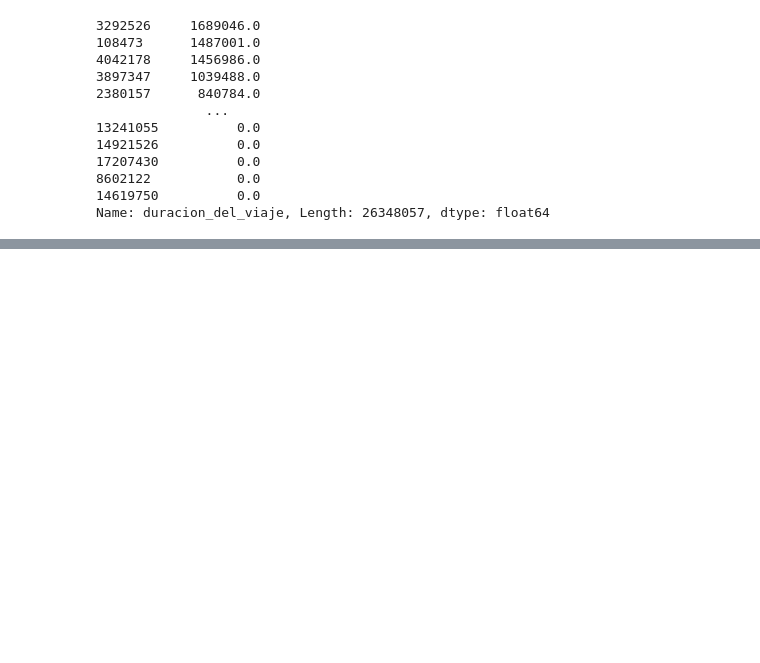
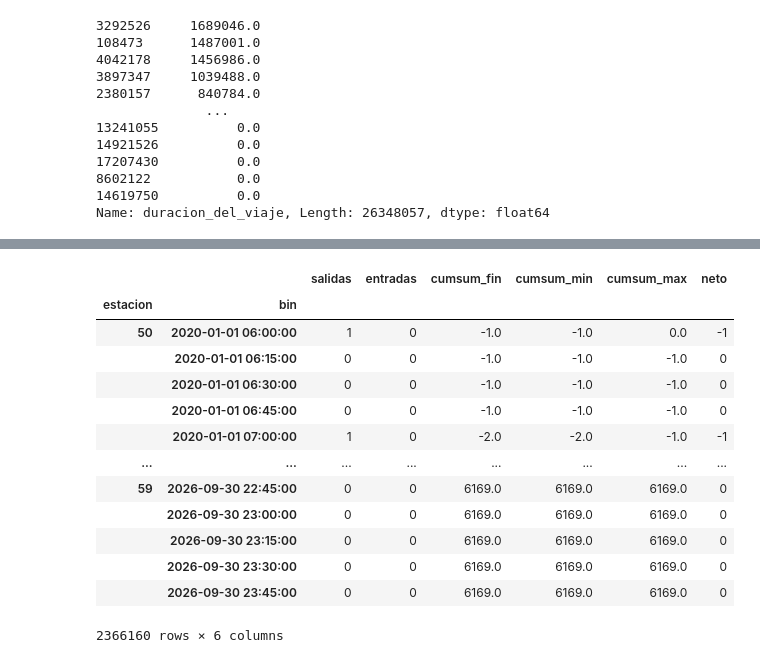
Before and after one commit to sanchezdavilaluisarturo/MLOps-ProyectoMiBici-Equipo7, a Jupyter notebook: notebooks/0.01-fat-exploracion-inicial.ipynb, the cells around one changed output, grey strips where cells are left out. Cells and saved outputs as stored; diff of their text form; code cells hidden in the pictures; blank space fills up the shorter version.

```diff
--- a/notebooks/0.01-fat-exploracion-inicial.ipynb
+++ b/notebooks/0.01-fat-exploracion-inicial.ipynb
@@ -341,0 +343,31 @@ conteo_de_ids_por_fecha(df, "fin_del_viaje", "destino_id")
+# %%
+def obtener_dataframe_de_eventos(viajes_df, col_inicio_viaje="inicio_del_viaje", col_origen_id="origen_id", col_fin_de_viaje="fin_de_viaje", col_destino_id="destino_id"):
+    salidas_df = pd.DataFrame({"tiempo": df["inicio_del_viaje"], "estacion": df["origen_id"], "delta": -1, "orden": 0})
+    entradas_df = pd.DataFrame({"tiempo": df["fin_del_viaje"], "estacion": df["destino_id"], "delta": 1, "orden": 1})
+    eventos_df = pd.concat([salidas_df, entradas_df], ignore_index=True)
+    eventos_df = eventos_df.sort_values(["estacion", "tiempo", "orden"], kind="stable").reset_index(drop=True)
+    eventos_df["cumsum"] = eventos_df.groupby("estacion")["delta"].cumsum()
+
+    return eventos_df
+
+ev_df = obtener_dataframe_de_eventos(df)
+# %%
+def bin_grid(ev, freq="15min", inicio=None, final=None):
+    ev = ev.copy()
+    ev["bin"] = ev["tiempo"].dt.floor(freq)
+    g = ev.groupby(["estacion", "bin"]).agg(
+        salidas=("delta", lambda x: int((x < 0).sum())),
+        entradas=("delta", lambda x: int((x > 0).sum())),
+        cumsum_fin=("cumsum", "last"), cumsum_min=("cumsum", "min"), cumsum_max=("cumsum", "max"))
+    inicio = inicio or ev["bin"].min()
+    final = final or ev["bin"].max()
+    bins = pd.date_range(inicio, final, freq=freq)
+    idx = pd.MultiIndex.from_product([sorted(ev["estacion"].unique()), bins], names=["estacion", "bin"])
+    g = g.reindex(idx)
+    g[["salidas", "entradas"]] = g[["salidas", "entradas"]].fillna(0).astype(int)
+    g["cumsum_fin"] = g.groupby(level=0)["cumsum_fin"].ffill().fillna(0)
+    prev = g.groupby(level=0)["cumsum_fin"].shift(1).fillna(0)   # nivel al inicio del bin
+    g["cumsum_min"] = np.minimum(g["cumsum_min"].fillna(np.inf), prev).where(g["cumsum_min"].notna(), prev)
+    g["cumsum_max"] = np.maximum(g["cumsum_max"].fillna(-np.inf), prev).where(g["cumsum_max"].notna(), prev)
+    g["neto"] = g["entradas"] - g["salidas"]
+    return g
@@ -341,0 +390,2 @@ conteo_de_ids_por_fecha(df, "fin_del_viaje", "destino_id")
+# %%
+grid_df = bin_grid(ev_df[(ev_df["estacion"] >= 50) & (ev_df["estacion"] < 60)])
@@ -341,0 +424,17 @@ conteo_de_ids_por_fecha(df, "fin_del_viaje", "destino_id")
+# %%
+grid_df
+# %% [output]
+|  |  | salidas | entradas | cumsum_fin | cumsum_min | cumsum_max | neto |
+| estacion | bin |  |  |  |  |  |  |
+| 50 | 2020-01-01 06:00:00 | 1 | 0 | -1.0 | -1.0 | 0.0 | -1 |
+|  | 2020-01-01 06:15:00 | 0 | 0 | -1.0 | -1.0 | -1.0 | 0 |
+|  | 2020-01-01 06:30:00 | 0 | 0 | -1.0 | -1.0 | -1.0 | 0 |
+|  | 2020-01-01 06:45:00 | 0 | 0 | -1.0 | -1.0 | -1.0 | 0 |
+|  | 2020-01-01 07:00:00 | 1 | 0 | -2.0 | -2.0 | -1.0 | -1 |
+| ... | ... | ... | ... | ... | ... | ... | ... |
+| 59 | 2026-09-30 22:45:00 | 0 | 0 | 6169.0 | 6169.0 | 6169.0 | 0 |
+|  | 2026-09-30 23:00:00 | 0 | 0 | 6169.0 | 6169.0 | 6169.0 | 0 |
+|  | 2026-09-30 23:15:00 | 0 | 0 | 6169.0 | 6169.0 | 6169.0 | 0 |
+|  | 2026-09-30 23:30:00 | 0 | 0 | 6169.0 | 6169.0 | 6169.0 | 0 |
+|  | 2026-09-30 23:45:00 | 0 | 0 | 6169.0 | 6169.0 | 6169.0 | 0 |
+2366160 rows × 6 columns
```
Also changed, not shown: parts of 24 cells of this notebook.
